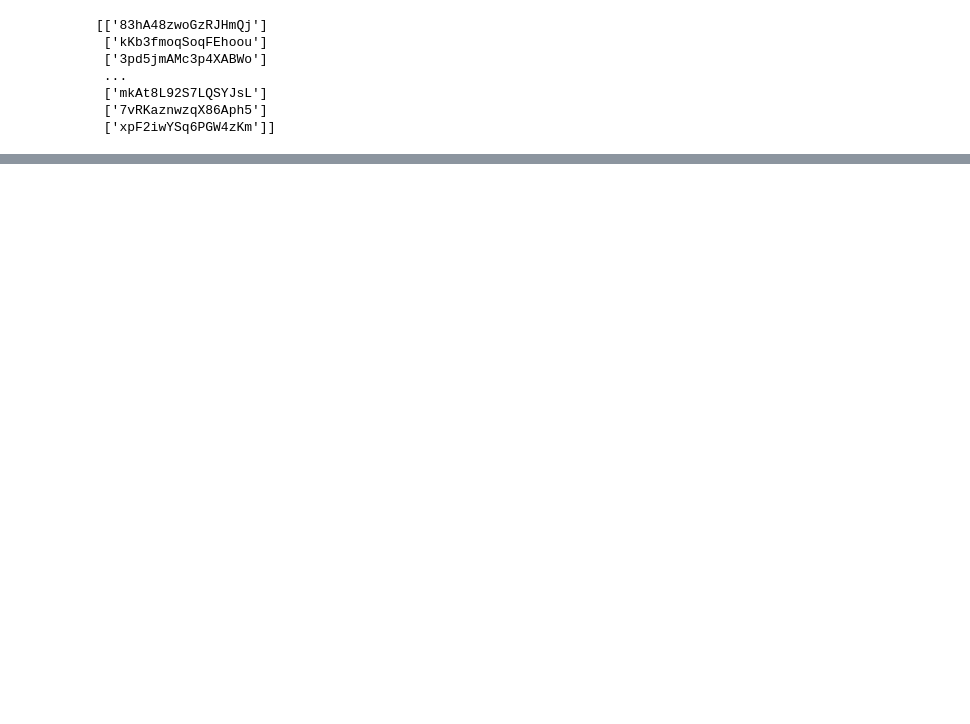
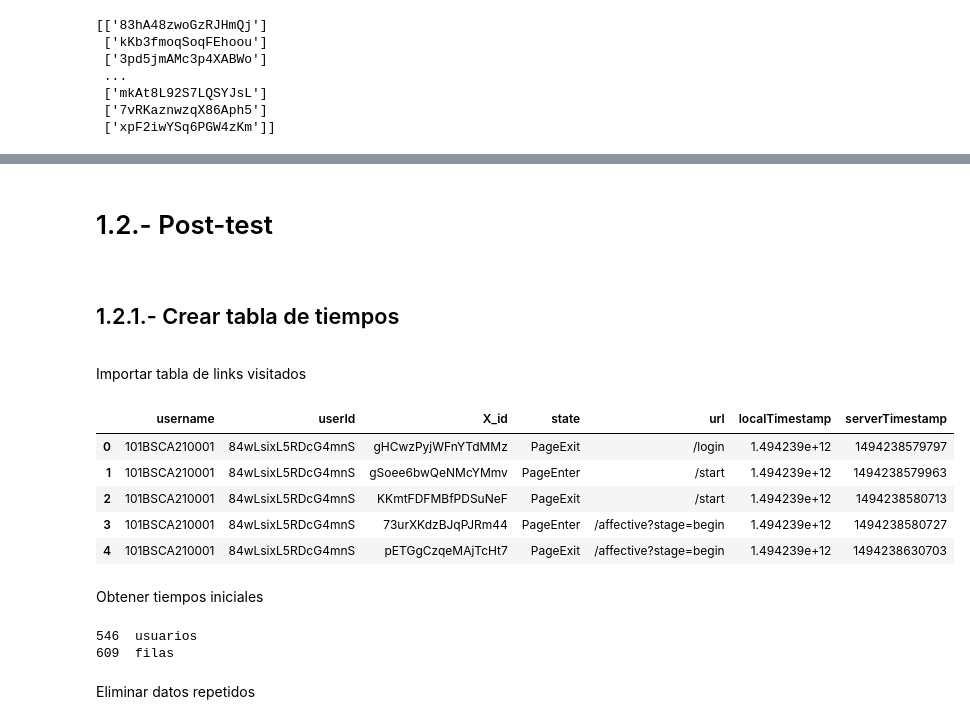
Before and after one commit to iorellana18/OSEMN, a Jupyter notebook: OSEMN.ipynb, the cells around one changed output, grey strips where cells are left out. Drawn from its saved outputs; the diff is of its cells as text; code cells hidden in the pictures; blank space fills up the shorter version.

```diff
--- a/OSEMN.ipynb
+++ b/OSEMN.ipynb
@@ -390,0 +391,30 @@ print(test)
+# %% [markdown]
+# 1.2.- Post-test
+<a id="post"></a>
+# %% [markdown]
+## 1.2.1.- Crear tabla de tiempos
+<a id="timeTablePost"></a>
+# %% [markdown]
+Importar tabla de links visitados
+# %%
+visitedLinksPost = pd.read_csv('Tablas generadas/Post-test/VisitedLinks.PostTest.csv')
+visitedLinksPost.head()
+# %% [output]
+|  | username | userId | X_id | state | url | localTimestamp | serverTimestamp |
+| 0 | 101BSCA210001 | 84wLsixL5RDcG4mnS | gHCwzPyjWFnYTdMMz | PageExit | /login | 1.494239e+12 | 1494238579797 |
+| 1 | 101BSCA210001 | 84wLsixL5RDcG4mnS | gSoee6bwQeNMcYMmv | PageEnter | /start | 1.494239e+12 | 1494238579963 |
+| 2 | 101BSCA210001 | 84wLsixL5RDcG4mnS | KKmtFDFMBfPDSuNeF | PageExit | /start | 1.494239e+12 | 1494238580713 |
+| 3 | 101BSCA210001 | 84wLsixL5RDcG4mnS | 73urXKdzBJqPJRm44 | PageEnter | /affective?stage=begin | 1.494239e+12 | 1494238580727 |
+| 4 | 101BSCA210001 | 84wLsixL5RDcG4mnS | pETGgCzqeMAjTcHt7 | PageExit | /affective?stage=begin | 1.494239e+12 | 1494238630703 |
+# %% [markdown]
+Obtener tiempos iniciales
+# %%
+startTimePost = visitedLinksPost.loc[(visitedLinksPost['state'] == "PageEnter") &
+                                 (visitedLinksPost['url'] == "/search" ),["username","serverTimestamp"]]
+print(len(startTimePost["username"].unique())," usuarios")
+print(len(startTimePost)," filas")
+# %% [output]
+546  usuarios
+609  filas
+# %% [markdown]
+Eliminar datos repetidos
```
Also changed, not shown: parts of 37 cells of this notebook.
